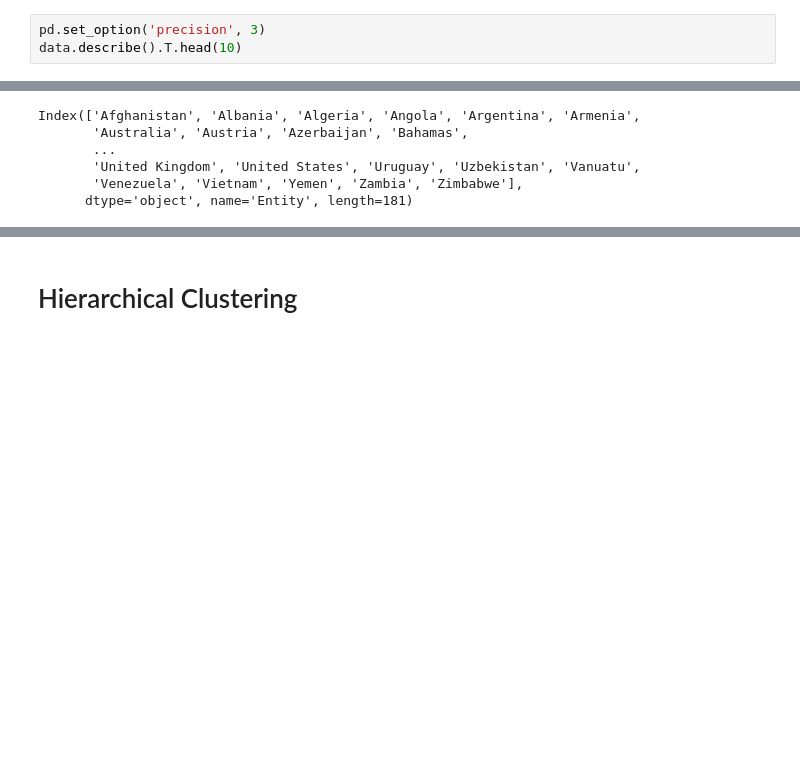
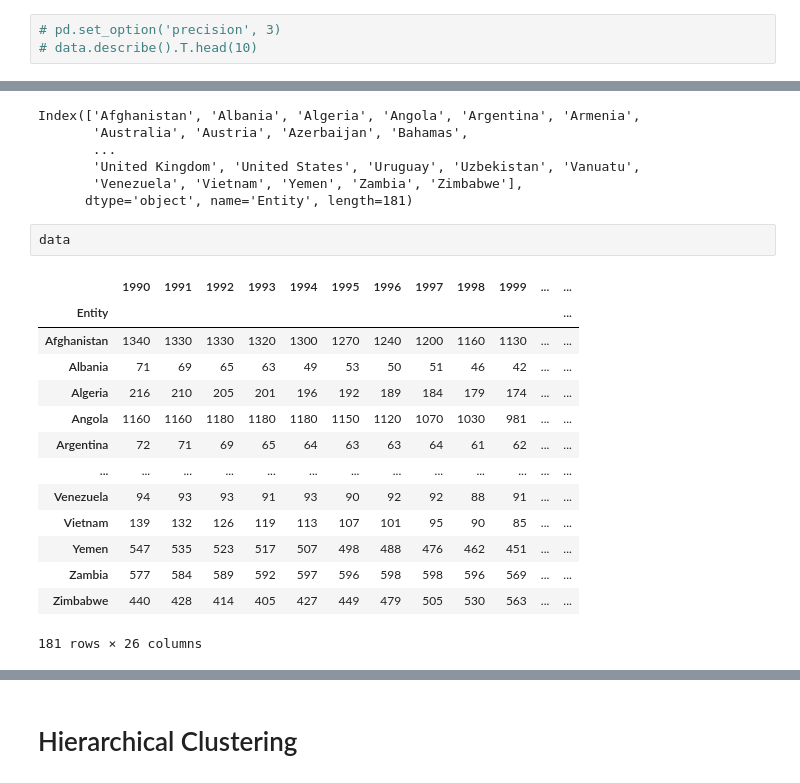
Before and after one commit to Sanjjushri/maternal-mortality-rate-prediction, a Jupyter notebook: cluster-analysis-maternal-mortality-rate.ipynb, the cells around one changed output, grey strips where cells are left out. Cells and saved outputs as stored; diff of their text form; blank space fills up the shorter version.

```diff
--- a/cluster-analysis-maternal-mortality-rate.ipynb
+++ b/cluster-analysis-maternal-mortality-rate.ipynb
@@ -56,5 +61,5 @@ data.head()
 | Argentina | 72 | 71 | 69 | 65 | 64 | 63 | 63 | 64 | 61 | 62 | ... | ... |
 5 rows × 26 columns
 # %%
-pd.set_option('precision', 3)
-data.describe().T.head(10)
+# pd.set_option('precision', 3)
+# data.describe().T.head(10)
@@ -150,3 +145,20 @@ Index(['Afghanistan', 'Albania', 'Algeria', 'Angola', 'Argentina', 'Armenia',
        'United Kingdom', 'United States', 'Uruguay', 'Uzbekistan', 'Vanuatu',
        'Venezuela', 'Vietnam', 'Yemen', 'Zambia', 'Zimbabwe'],
       dtype='object', name='Entity', length=181)
+# %%
+data
+# %% [output]
+|  | 1990 | 1991 | 1992 | 1993 | 1994 | 1995 | 1996 | 1997 | 1998 | 1999 | ... | ... |
+| Entity |  |  |  |  |  |  |  |  |  |  |  | ... |
+| Afghanistan | 1340 | 1330 | 1330 | 1320 | 1300 | 1270 | 1240 | 1200 | 1160 | 1130 | ... | ... |
+| Albania | 71 | 69 | 65 | 63 | 49 | 53 | 50 | 51 | 46 | 42 | ... | ... |
+| Algeria | 216 | 210 | 205 | 201 | 196 | 192 | 189 | 184 | 179 | 174 | ... | ... |
+| Angola | 1160 | 1160 | 1180 | 1180 | 1180 | 1150 | 1120 | 1070 | 1030 | 981 | ... | ... |
+| Argentina | 72 | 71 | 69 | 65 | 64 | 63 | 63 | 64 | 61 | 62 | ... | ... |
+| ... | ... | ... | ... | ... | ... | ... | ... | ... | ... | ... | ... | ... |
+| Venezuela | 94 | 93 | 93 | 91 | 93 | 90 | 92 | 92 | 88 | 91 | ... | ... |
+| Vietnam | 139 | 132 | 126 | 119 | 113 | 107 | 101 | 95 | 90 | 85 | ... | ... |
+| Yemen | 547 | 535 | 523 | 517 | 507 | 498 | 488 | 476 | 462 | 451 | ... | ... |
+| Zambia | 577 | 584 | 589 | 592 | 597 | 596 | 598 | 598 | 596 | 569 | ... | ... |
+| Zimbabwe | 440 | 428 | 414 | 405 | 427 | 449 | 479 | 505 | 530 | 563 | ... | ... |
+181 rows × 26 columns
```
Also changed, not shown: parts of 14 cells of this notebook, 7 other files.
